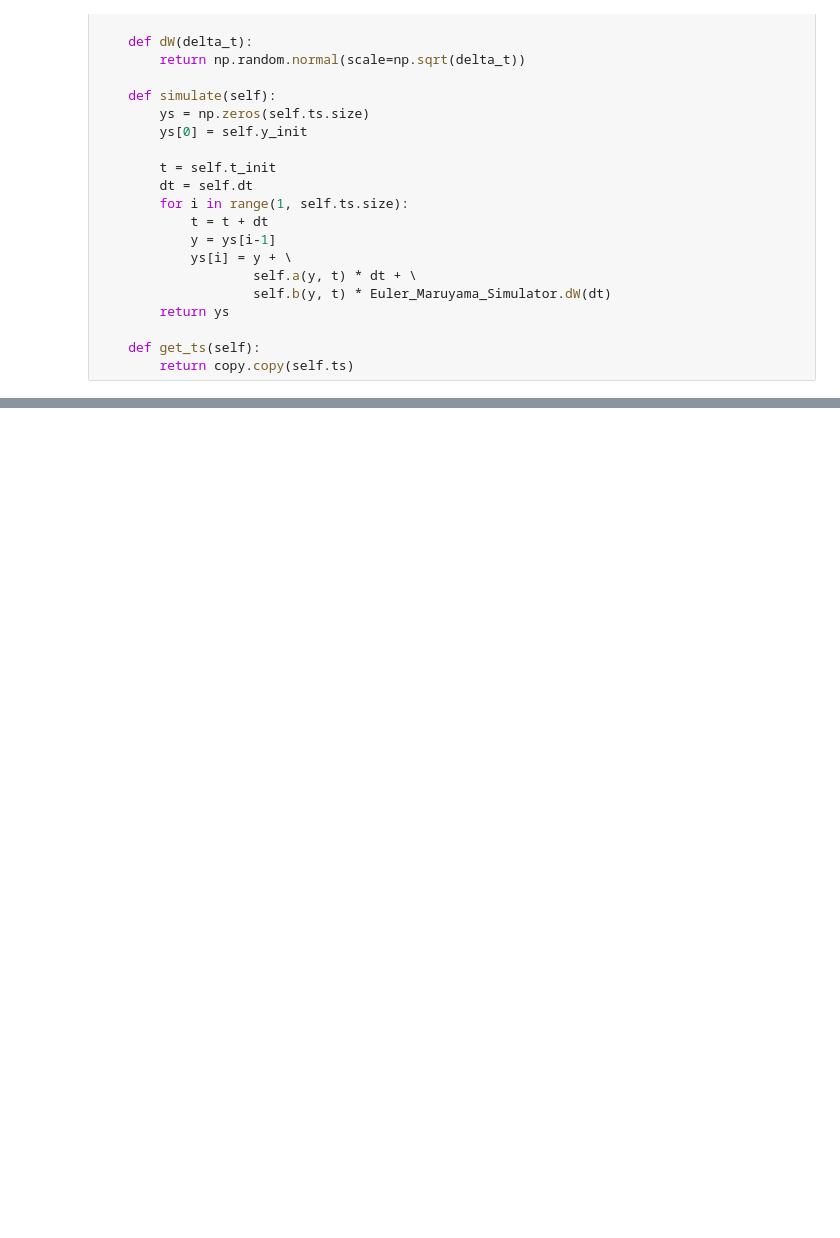
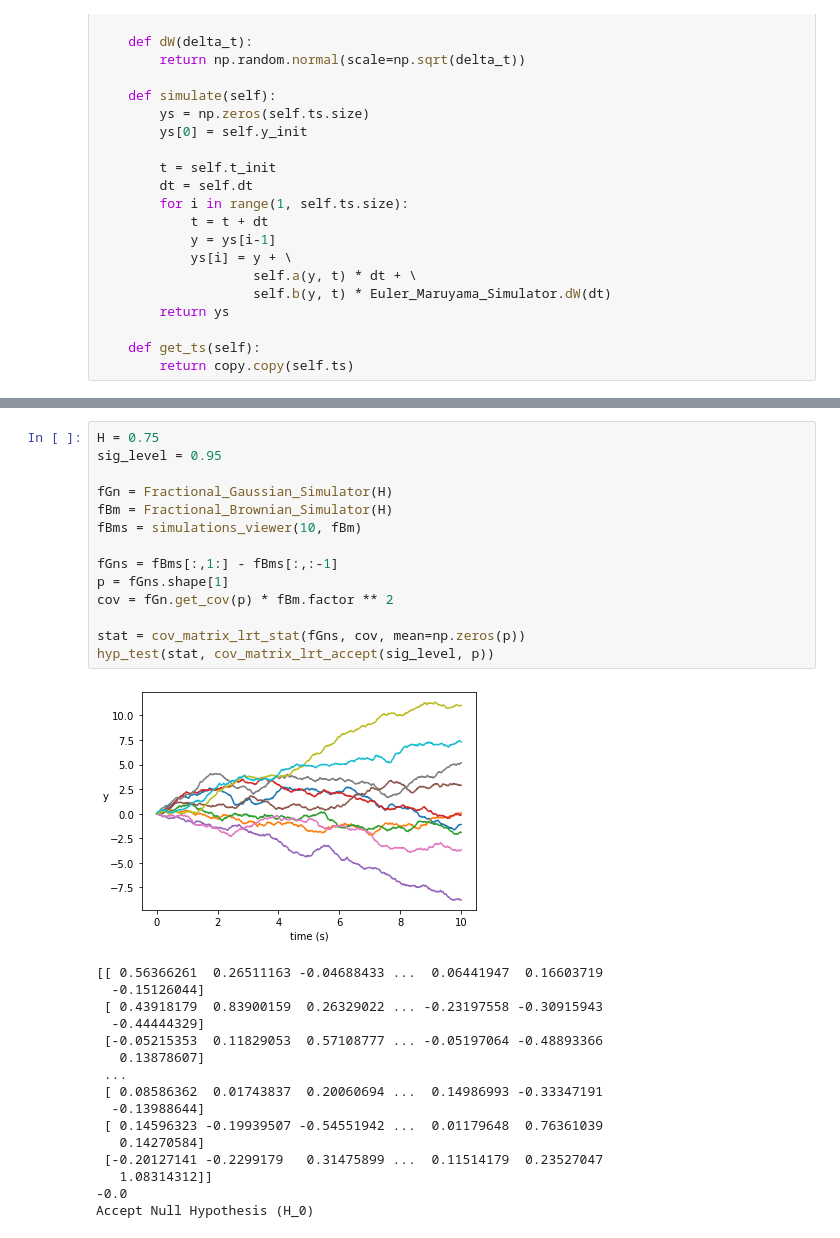
Before and after one commit to kaiboy05/fbm, a Jupyter notebook: Simulation.ipynb, the cells around one changed output, grey strips where cells are left out. Saved outputs shown, nothing was run; the diff lists cells and outputs as text; blank space fills up the shorter version.

```diff
--- a/Simulation.ipynb
+++ b/Simulation.ipynb
@@ -163,0 +287,31 @@ simulations_viewer(10, fBm)
+# %%
+H = 0.75
+sig_level = 0.95
+
+fGn = Fractional_Gaussian_Simulator(H)
+fBm = Fractional_Brownian_Simulator(H)
+fBms = simulations_viewer(10, fBm)
+
+fGns = fBms[:,1:] - fBms[:,:-1]
+p = fGns.shape[1]
+cov = fGn.get_cov(p) * fBm.factor ** 2
+
+stat = cov_matrix_lrt_stat(fGns, cov, mean=np.zeros(p))
+hyp_test(stat, cov_matrix_lrt_accept(sig_level, p))
+# %% [output]
+[figure, added]
+[[ 0.56366261  0.26511163 -0.04688433 ...  0.06441947  0.16603719
+  -0.15126044]
+ [ 0.43918179  0.83900159  0.26329022 ... -0.23197558 -0.30915943
+  -0.44444329]
+ [-0.05215353  0.11829053  0.57108777 ... -0.05197064 -0.48893366
+   0.13878607]
+ ...
+ [ 0.08586362  0.01743837  0.20060694 ...  0.14986993 -0.33347191
+  -0.13988644]
+ [ 0.14596323 -0.19939507 -0.54551942 ...  0.01179648  0.76361039
+   0.14270584]
+ [-0.20127141 -0.2299179   0.31475899 ...  0.11514179  0.23527047
+   1.08314312]]
+-0.0
+Accept Null Hypothesis (H_0)
```
Also changed, not shown: parts of 16 cells of this notebook.
